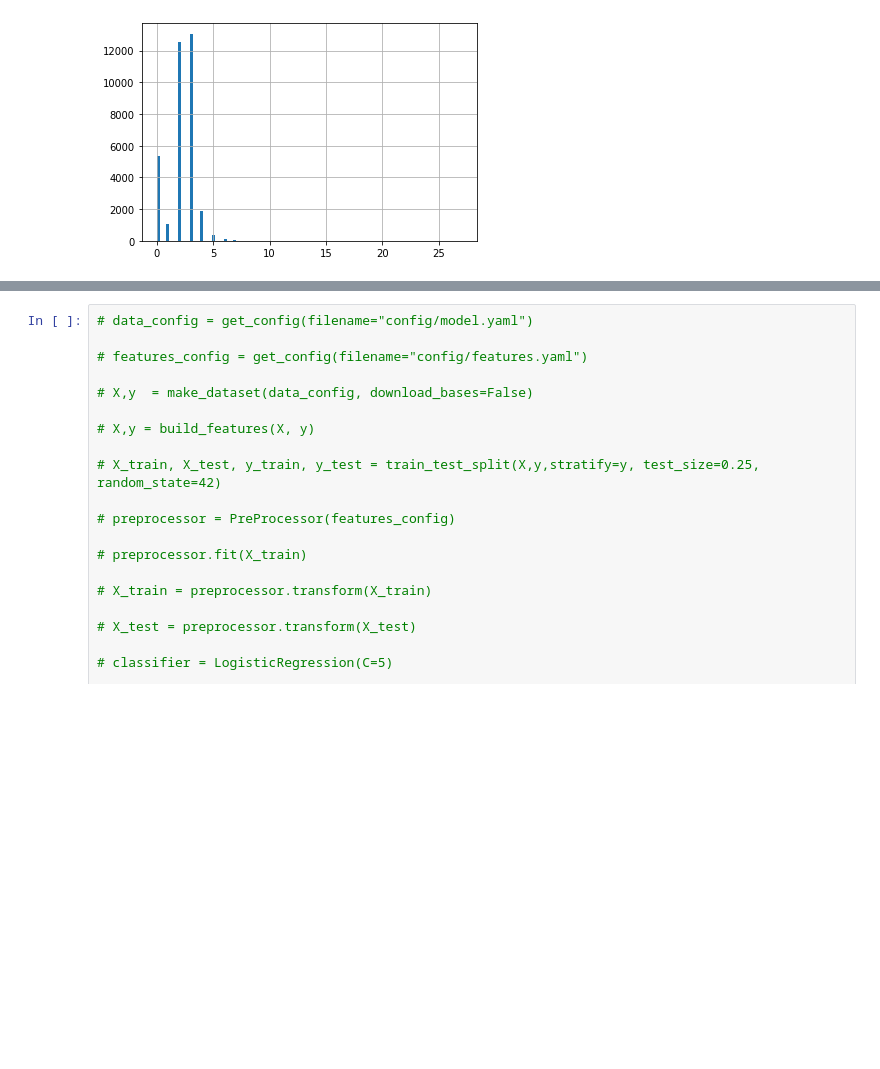
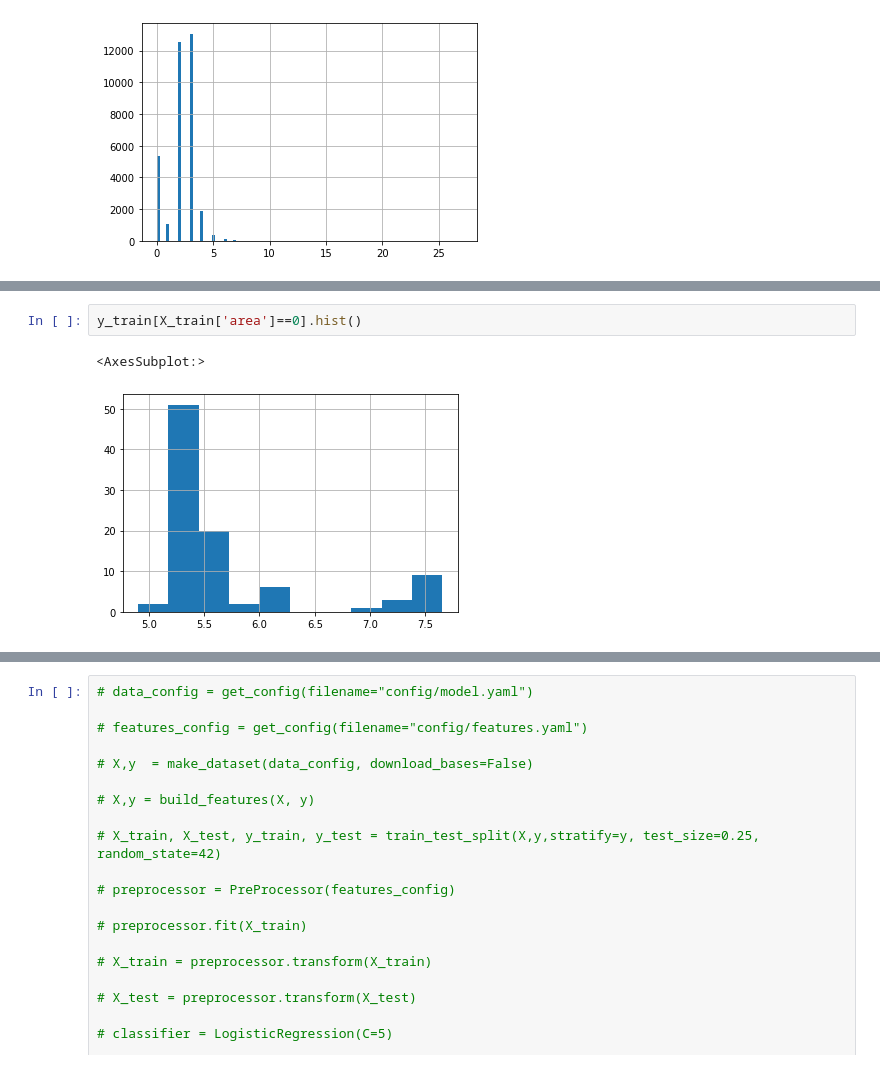
Before and after one commit to emdemor/model-pc-house-prices, a Jupyter notebook: main.ipynb, the cells around one changed output, grey strips where cells are left out. Saved outputs shown, nothing was run; the diff lists cells and outputs as text; blank space fills up the shorter version.

```diff
--- a/main.ipynb
+++ b/main.ipynb
@@ -74,3 +75,8 @@ X.head(2)
 |  | id | search_id | id_zap | type | n_parking_spaces | n_bathrooms | n_bedrooms | area | n_floors | ... |
 | 0 | 1 | 2503300374__2021_06_04_00_23_37 | 2503300374 | HOME | 2.0 | 3.0 | 3.0 | 100.0 | NaN | ... |
 | 1 | 2 | 2462358530__2021_06_04_00_23_37 | 2462358530 | APARTMENT | 2.0 | 3.0 | 3.0 | 128.0 | NaN | ... |
+# %%
+y_train[X_train['area']==0].hist()
+# %% [output]
+<AxesSubplot:>
+[figure, added]
```
Also changed, not shown: parts of 11 cells of this notebook.
